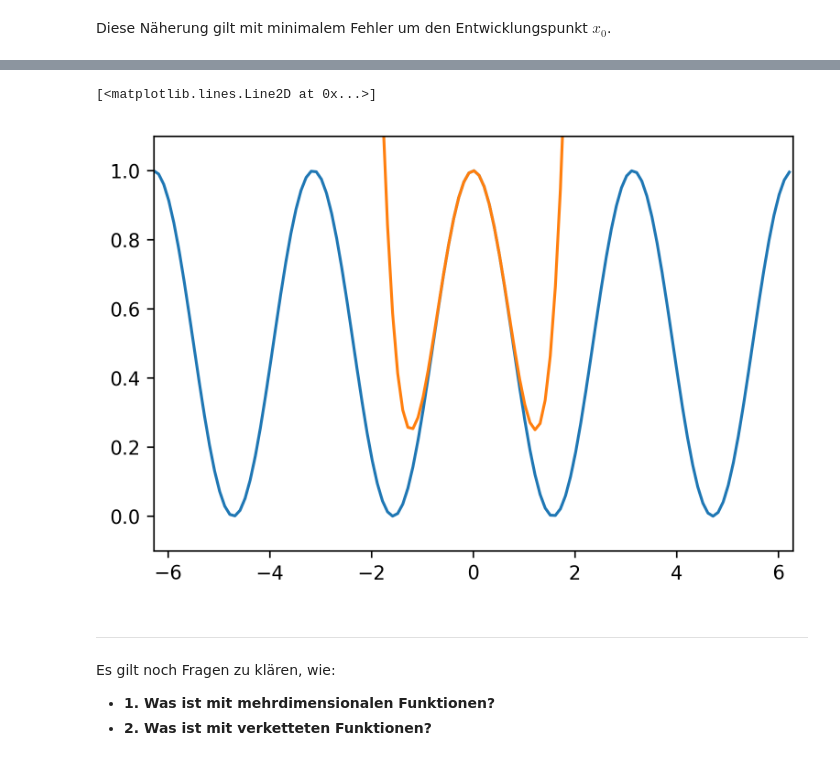
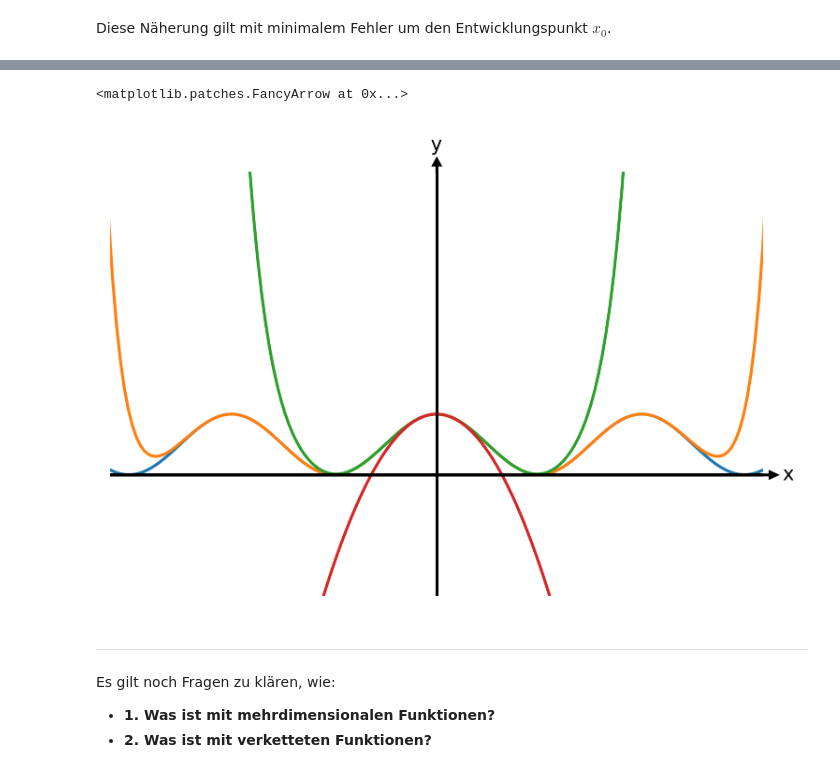
Before and after one commit to QuentinWach/animating-science, a Jupyter notebook: Taylorentwicklung/Taylorentwicklung.ipynb, the cells around one changed output, grey strips where cells are left out. Cells and saved outputs as stored; diff of their text form; code cells hidden in the pictures.

```diff
--- a/Taylorentwicklung/Taylorentwicklung.ipynb
+++ b/Taylorentwicklung/Taylorentwicklung.ipynb
@@ -50,19 +50,51 @@ x**4/3 - x**2 + 1
-# %%
-# Abbildungsstil
-fig = plt.figure(dpi=300)
-fig.patch.set_facecolor('white')
-plt.axis((-2*np.pi,2*np.pi,-0.1,1.1))
-
-# eigentliche Funktion
-plt.plot(y, np.cos(y)**2)
-
-# Taylorpolynom
-y = np.arange(-2*np.pi,2*np.pi,0.1)
-T = y**4/3 - y**2 + 1
-plt.plot(y,T)
-# %% [output]
-[<matplotlib.lines.Line2D at 0x...>]
-[figure, removed]
+# %%
+from mpl_toolkits.axes_grid.axislines import SubplotZero
+from matplotlib.transforms import BlendedGenericTransform
+from matplotlib import patches
+import matplotlib.pyplot as plt
+import numpy
+
+
+fig = plt.figure(1, dpi=300)
+ax = SubplotZero(fig, 111)
+fig.add_subplot(ax)
+fig.patch.set_facecolor('white')
+
+y = np.arange(-2*np.pi,2*np.pi,0.06)
+
+# eigentliche Funktion
+ax.plot(y, np.cos(y)**2)
+# Taylorpolynom
+T4 = -y**2 + 1
+T10 = y**8/315 - 2*y**6/45 + y**4/3 - y**2 + 1
+T20 = 2*y**20/9280784638125 - 2*y**18/97692469875 + y**16/638512875 - 4*y**14/42567525 + 2*y**12/467775 - 2*y**10/14175 + y**8/315 - 2*y**6/45 + y**4/3 - y**2 + 1
+ax.plot(y,T20, "-")
+ax.plot(y, T10, "-")
+ax.plot(y, T4, "-")
+
+# Plotachsenstriche
+ax.axhline(linewidth=1.7, color="k")
+ax.axvline(linewidth=1.7, color="k")
+
+# Plotticks
+plt.xticks([])
+plt.yticks([])
+
+# Zeige Namen der Achsen
+ax.text(0, 1.05, "y", transform=BlendedGenericTransform(ax.transData, ax.transAxes), ha='center')
+ax.text(1.03, 0, "x", transform=BlendedGenericTransform(ax.transAxes, ax.transData), va='center')
+# Entferne den Rand des Plots
+for direction in ["left", "right", "bottom", "top"]:
+    ax.axis[direction].set_visible(False)
+# x- und y-Achsen Limits
+plt.ylim(-2, 5)
+plt.xlim(-5, 5)
+# Positioniere Pfeile für x- und y-Achse
+plt.arrow(5, -0.003, 0.1, 0, width=0.015, color="k", clip_on=False, head_width=0.12, head_length=0.12)
+plt.arrow(0.003, 5, 0, 0.1, width=0.015, color="k", clip_on=False, head_width=0.12, head_length=0.12)
+# %% [output]
+<matplotlib.patches.FancyArrow at 0x...>
+[figure, added]
 # %% [markdown]
 ---
 
```
Also changed, not shown: parts of 2 cells of this notebook, 7 other files.
